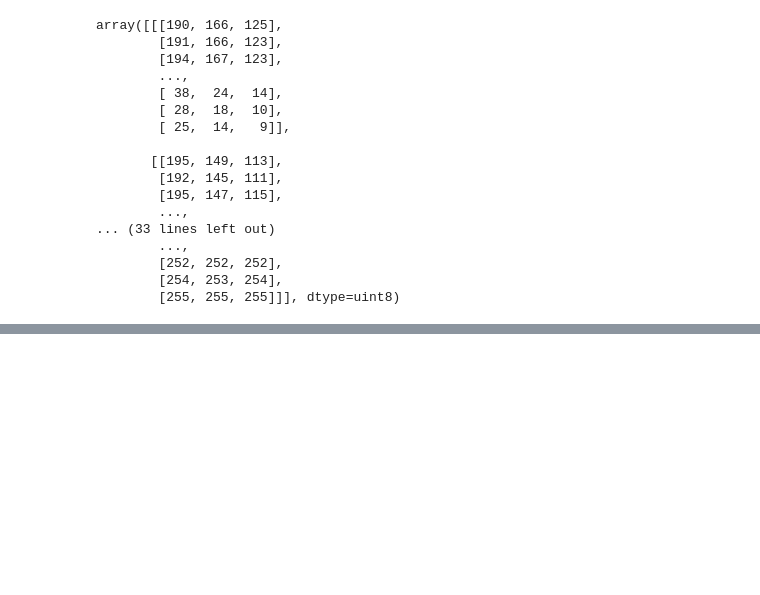
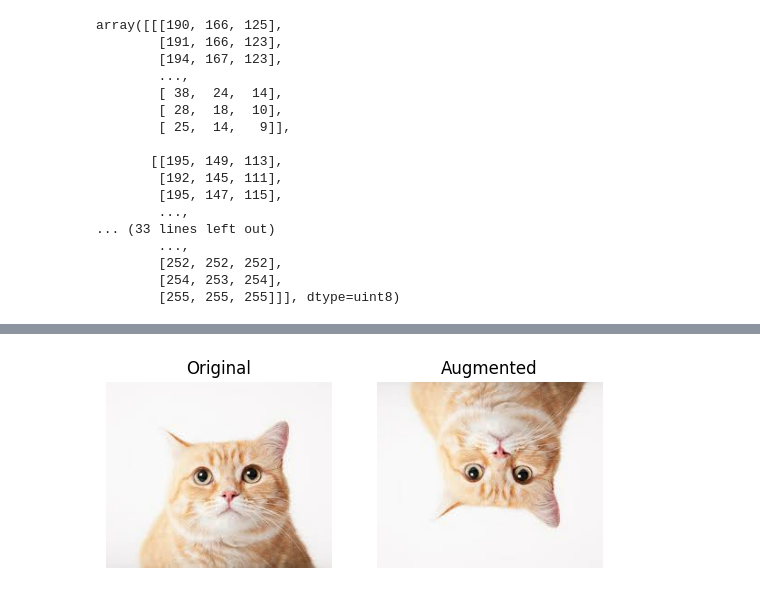
Before and after one commit to JOJUNHYUNG0818/ai, a Jupyter notebook: 7데이터_전처리.ipynb, the cells around one changed output, grey strips where cells are left out. Cells and saved outputs as stored; diff of their text form; code cells hidden in the pictures; blank space fills up the shorter version.

```diff
--- a/7데이터_전처리.ipynb
+++ b/7데이터_전처리.ipynb
@@ -543,0 +577,5 @@ array([[[190, 166, 125],
+# %%
+flipped = tf.image.flip_up_down(image)
+visualize(image,flipped)
+# %% [output]
+[figure, added]
```
Also changed, not shown: parts of 13 cells of this notebook.
